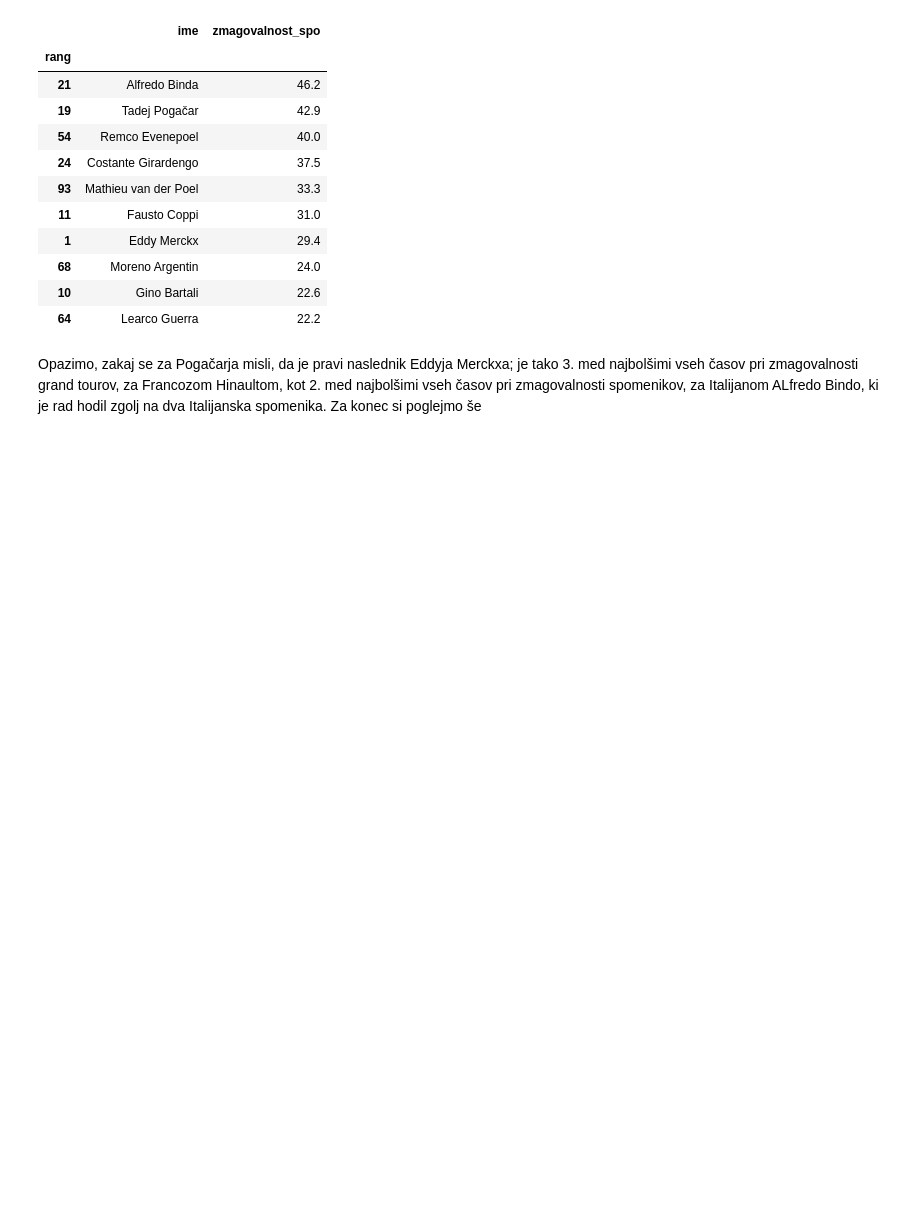
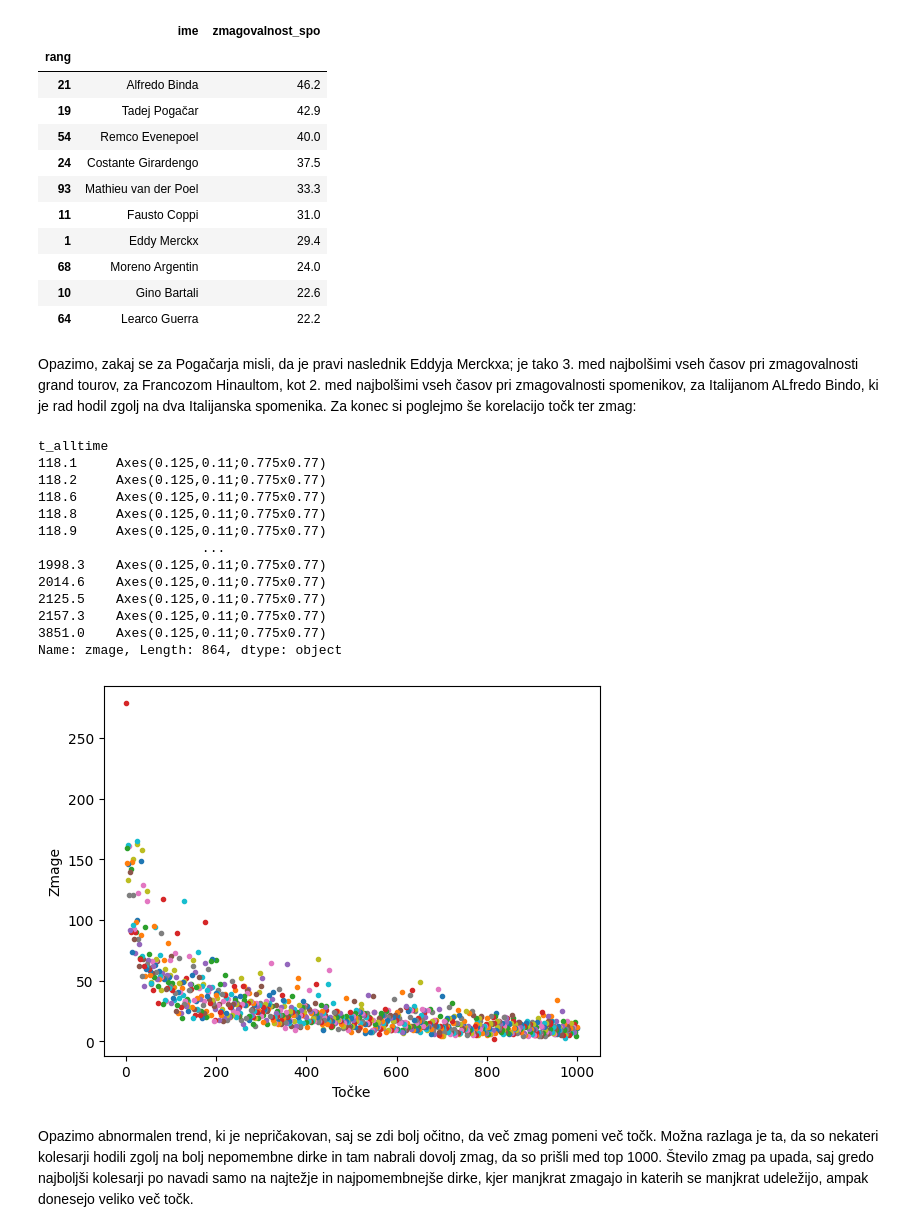
Before and after one commit to janverovnik/Seminarska-naloga-UVP, a Jupyter notebook: analiza_podatkov.ipynb, the cells around one changed output. Drawn from its saved outputs; the diff is of its cells as text; code cells hidden in the pictures; blank space fills up the shorter version.

```diff
--- a/analiza_podatkov.ipynb
+++ b/analiza_podatkov.ipynb
@@ -366,4 +367,23 @@ display(kolesarji[["ime", "zmagovalnost_spo"]].head(100).sort_values("zmagovalno
 | 10 | Gino Bartali | 22.6 |
 | 64 | Learco Guerra | 22.2 |
 # %% [markdown]
-Opazimo, zakaj se za Pogačarja misli, da je pravi naslednik Eddyja Merckxa; je tako 3. med najbolšimi vseh časov pri zmagovalnosti grand tourov, za Francozom Hinaultom, kot 2. med najbolšimi vseh časov pri zmagovalnosti spomenikov, za Italijanom ALfredo Bindo, ki je rad hodil zgolj na dva Italijanska spomenika. Za konec si poglejmo še
+Opazimo, zakaj se za Pogačarja misli, da je pravi naslednik Eddyja Merckxa; je tako 3. med najbolšimi vseh časov pri zmagovalnosti grand tourov, za Francozom Hinaultom, kot 2. med najbolšimi vseh časov pri zmagovalnosti spomenikov, za Italijanom ALfredo Bindo, ki je rad hodil zgolj na dva Italijanska spomenika. Za konec si poglejmo še korelacijo točk ter zmag:
+# %%
+kolesarji.groupby("t_alltime")["zmage"].plot(ylabel="Zmage", xlabel="Točke", style=".")
+# %% [output]
+t_alltime
+118.1     Axes(0.125,0.11;0.775x0.77)
+118.2     Axes(0.125,0.11;0.775x0.77)
+118.6     Axes(0.125,0.11;0.775x0.77)
+118.8     Axes(0.125,0.11;0.775x0.77)
+118.9     Axes(0.125,0.11;0.775x0.77)
+                     ...
+1998.3    Axes(0.125,0.11;0.775x0.77)
+2014.6    Axes(0.125,0.11;0.775x0.77)
+2125.5    Axes(0.125,0.11;0.775x0.77)
+2157.3    Axes(0.125,0.11;0.775x0.77)
+3851.0    Axes(0.125,0.11;0.775x0.77)
+Name: zmage, Length: 864, dtype: object
+[figure, added]
+# %% [markdown]
+Opazimo abnormalen trend, ki je nepričakovan, saj se zdi bolj očitno, da več zmag pomeni več točk. Možna razlaga je ta, da so nekateri kolesarji hodili zgolj na bolj nepomembne dirke in tam nabrali dovolj zmag, da so prišli med top 1000. Število zmag pa upada, saj gredo najboljši kolesarji po navadi samo na najtežje in najpomembnejše dirke, kjer manjkrat zmagajo in katerih se manjkrat udeležijo, ampak donesejo veliko več točk.
```
Also changed, not shown: parts of 2 cells of this notebook.
